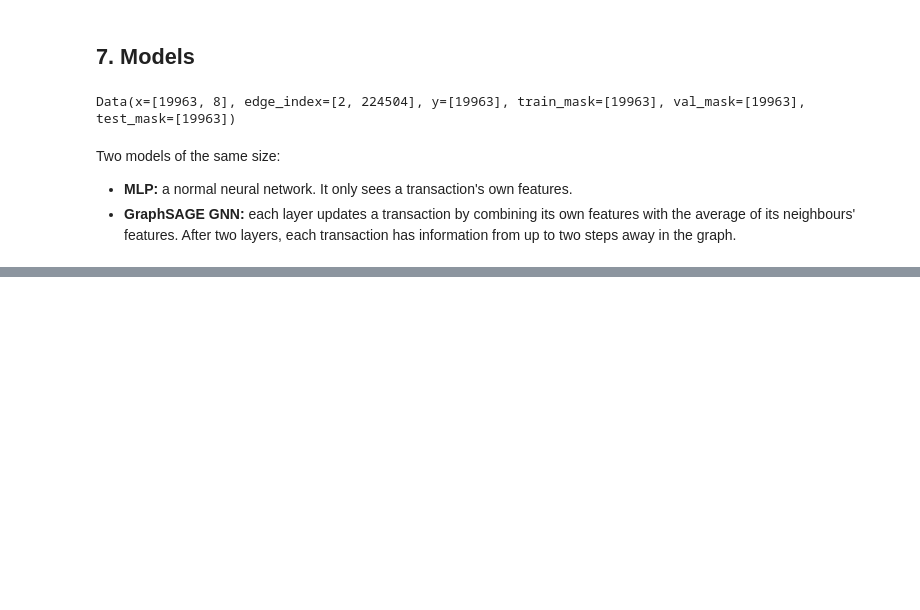
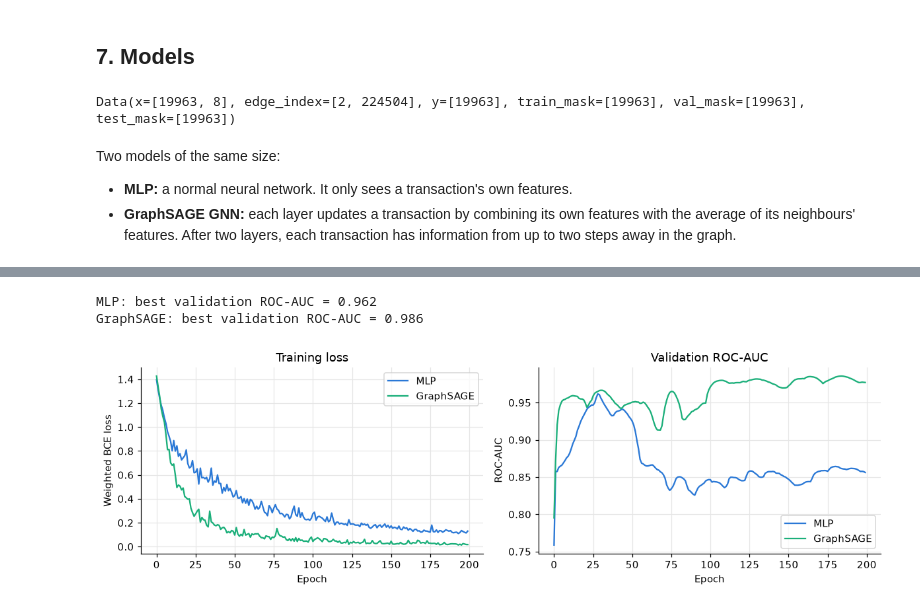
Before and after one commit to harryconnor/GNN-Fraud-Detection, a Jupyter notebook: Fraud_Detection_GNN.ipynb, the cells around one changed output, grey strips where cells are left out. Drawn from its saved outputs; the diff is of its cells as text; code cells hidden in the pictures; blank space fills up the shorter version.

Commit message:
Train both models with weighted loss and plot training curves

```diff
--- a/Fraud_Detection_GNN.ipynb
+++ b/Fraud_Detection_GNN.ipynb
@@ -412,0 +418,49 @@ class GraphSAGE(torch.nn.Module):
+# %%
+n_pos = data.y[data.train_mask].sum()
+pos_weight = (data.train_mask.sum() - n_pos) / n_pos
+
+def train_model(model, epochs=200):
+    optimizer = torch.optim.Adam(model.parameters(), lr=0.01, weight_decay=5e-4)
+    history = {'loss': [], 'val_auc': []}
+    best_auc, best_state = 0, None
+
+    for epoch in range(epochs):
+        model.train()
+        optimizer.zero_grad()
+        logits = model(data.x, data.edge_index)
+        loss = F.binary_cross_entropy_with_logits(logits[data.train_mask], data.y[data.train_mask], pos_weight=pos_weight)
+        loss.backward()
+        optimizer.step()
+
+        model.eval()
+        with torch.no_grad():
+            scores = model(data.x, data.edge_index)[data.val_mask]
+        val_auc = roc_auc_score(data.y[data.val_mask].numpy(), scores.numpy())
+        history['loss'].append(loss.item())
+        history['val_auc'].append(val_auc)
+        if val_auc > best_auc:
+            best_auc, best_state = val_auc, {k: v.clone() for k, v in model.state_dict().items()}
+
+    model.load_state_dict(best_state)
+    print(f'{model.__class__.__name__}: best validation ROC-AUC = {best_auc:.3f}')
+    return history
+
+mlp = MLP(data.num_features)
+gnn = GraphSAGE(data.num_features)
+mlp_history = train_model(mlp)
+gnn_history = train_model(gnn)
+# %% [output]
+MLP: best validation ROC-AUC = 0.962
+GraphSAGE: best validation ROC-AUC = 0.986
+# %%
+fig, axes = plt.subplots(1, 2, figsize=(11, 3.5))
+for history, name, colour in [(mlp_history, 'MLP', BLUE), (gnn_history, 'GraphSAGE', GREEN)]:
+    axes[0].plot(history['loss'], color=colour, label=name)
+    axes[1].plot(history['val_auc'], color=colour, label=name)
+axes[0].set(title='Training loss', xlabel='Epoch', ylabel='Weighted BCE loss')
+axes[1].set(title='Validation ROC-AUC', xlabel='Epoch', ylabel='ROC-AUC')
+axes[0].legend(); axes[1].legend()
+plt.tight_layout()
+plt.show()
+# %% [output]
+[figure, added]
```
Also changed, not shown: parts of 1 cell of this notebook.
